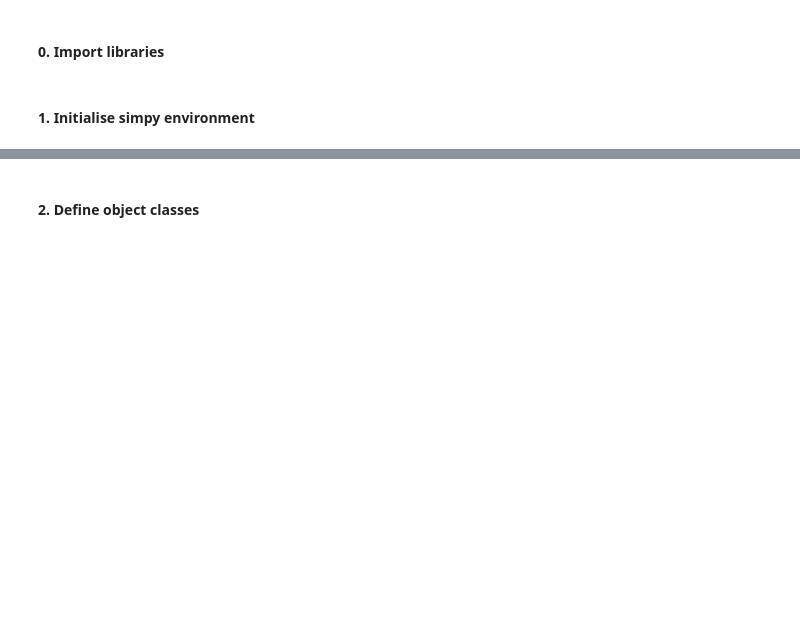
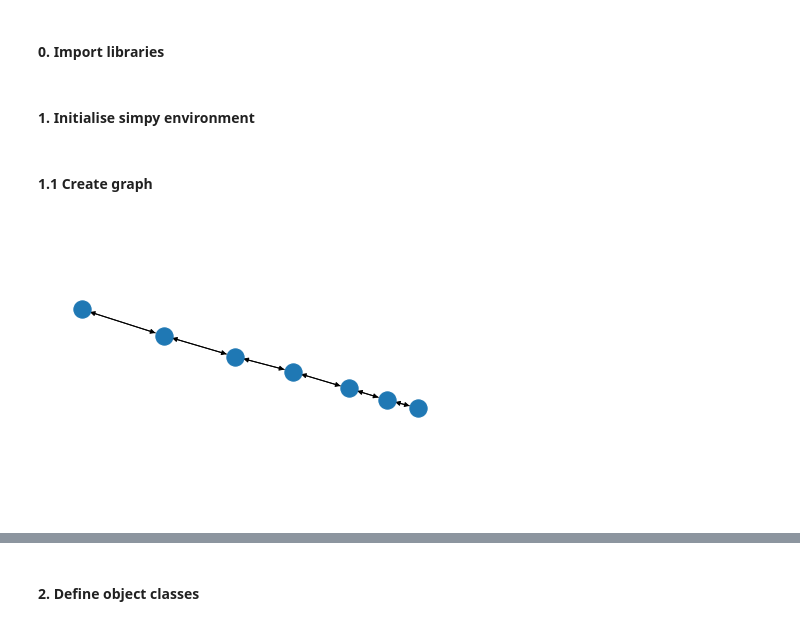
Before and after one commit to TUDelft-CITG/OpenCLSim, a Jupyter notebook: notebooks/25_SingleRunWithEnergy.ipynb, the cells around one changed output, grey strips where cells are left out. Cells and saved outputs as stored; diff of their text form; code cells hidden in the pictures; blank space fills up the shorter version.

```diff
--- a/notebooks/25_SingleRunWithEnergy.ipynb
+++ b/notebooks/25_SingleRunWithEnergy.ipynb
@@ -39,3 +43,5 @@ import opentnsim.core
 # setup environment
 simulation_start = 0
 my_env = simpy.Environment(initial_time=simulation_start)
+# %% [markdown]
+#### 1.1 Create graph
@@ -41,0 +64,36 @@ my_env = simpy.Environment(initial_time=simulation_start)
+# %%
+# create a graph based on coords and depths
+FG = nx.DiGraph()
+nodes = []
+path = []
+
+# add nodes
+Node = type('Site', (opentnsim.core.Identifiable, opentnsim.core.Locatable), {})
+
+for index, coord in enumerate(coords):
+    data_node = {"name": "Node " + str(index), "geometry": shapely.geometry.Point(coord[0], coord[1])}
+    nodes.append(Node(**data_node))
+
+positions = {}
+for node in nodes:
+    positions[node.name] = (node.geometry.x, node.geometry.y)
+    FG.add_node(node.name, geometry = node.geometry)
+
+# add edges
+path = [[nodes[i], nodes[i+1]] for i in range(len(nodes)-1)]
+
+for index, edge in enumerate(path):
+    # For the energy consumption calculation we add info to the graph. We need depth info for resistance.
+    # NB: the CalculateEnergy routine expects the graph to have "Info" that contains "GeneralDepth"
+    #     this may not be very generic!
+    FG.add_edge(edge[0].name, edge[1].name, weight = 1, Info = {"GeneralDepth": depths[index]})
+
+# toggle to undirected and back to directed to make sure all edges are two way traffic
+FG = FG.to_undirected()
+FG = FG.to_directed()
+# %%
+# show graph
+nx.draw(FG, positions)
+plt.show()
+# %% [output]
+[figure, added]
```
Also changed, not shown: parts of 17 cells of this notebook.
